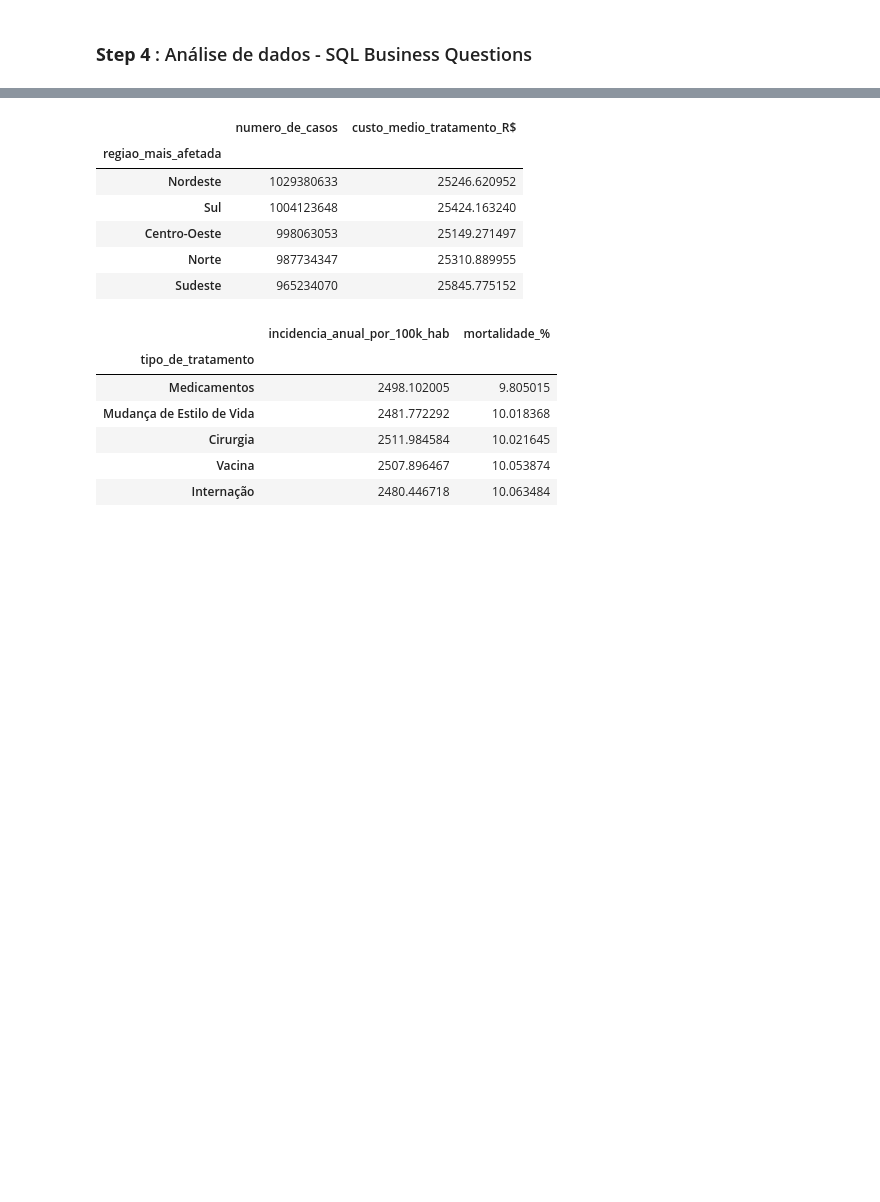
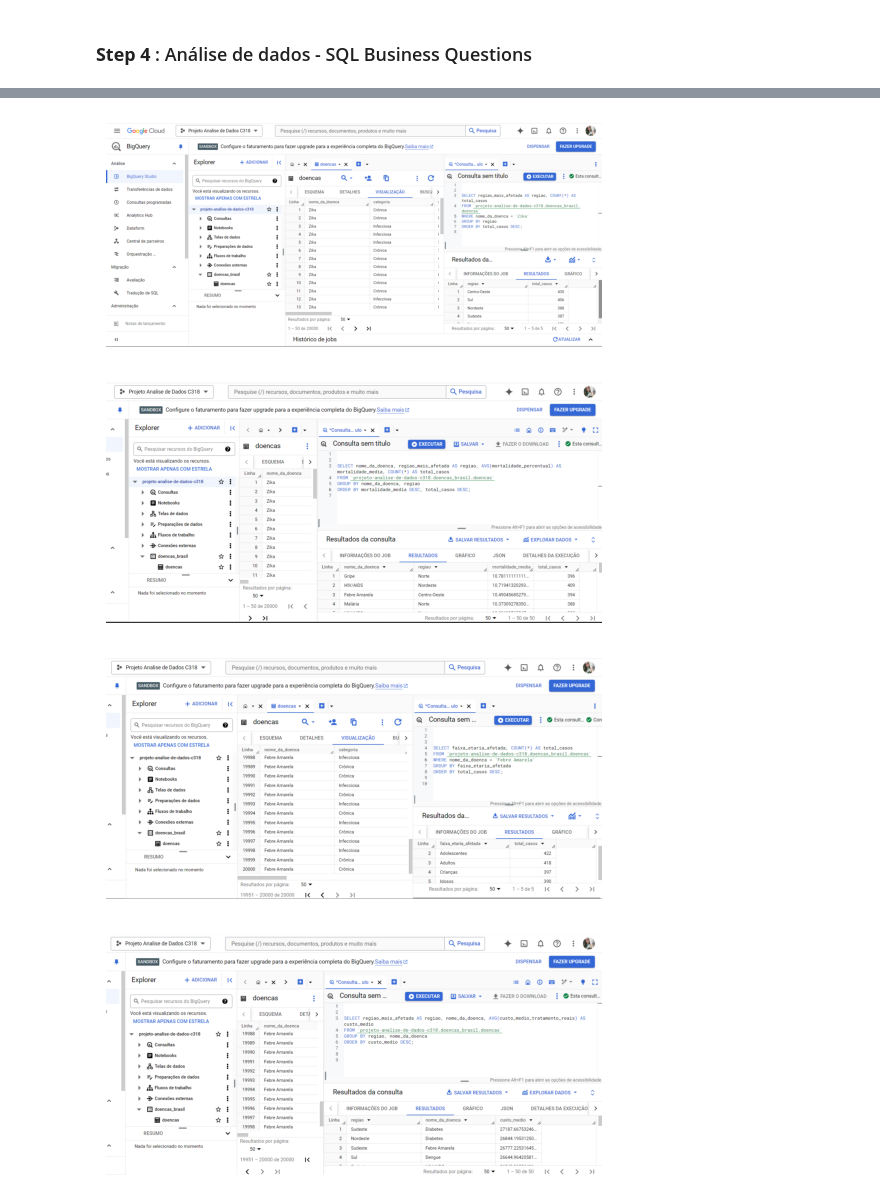
Before and after one commit to Jonathan-Stefan/Projeto_C318_Analise_de_Dados, a Jupyter notebook: app.ipynb, the cells around one changed output, grey strips where cells are left out. Cells and saved outputs as stored; diff of their text form; code cells hidden in the pictures; blank space fills up the shorter version.

Commit message:
inserindo step big query

```diff
--- a/app.ipynb
+++ b/app.ipynb
@@ -330,34 +290,30 @@ plt.show()
-# %%
-# Grouping data by region and calculating total cases and costs
-resource_allocation = df.groupby('regiao_mais_afetada').agg({
-    'numero_de_casos': 'sum',
-    'custo_medio_tratamento_R$': 'mean'
-}).sort_values(by='numero_de_casos', ascending=False)
-
-# Displaying the regions with the highest need for resources
-resource_allocation.head()
-# %% [output]
-|  | numero_de_casos | custo_medio_tratamento_R$ |
-| regiao_mais_afetada |  |  |
-| Nordeste | 1029380633 | 25246.620952 |
-| Sul | 1004123648 | 25424.163240 |
-| Centro-Oeste | 998063053 | 25149.271497 |
-| Norte | 987734347 | 25310.889955 |
-| Sudeste | 965234070 | 25845.775152 |
-# %%
-# Grouping data by treatment type and comparing efficacy
-treatment_effectiveness = df.groupby('tipo_de_tratamento').agg({
-    'incidencia_anual_por_100k_hab': 'mean',
-    'mortalidade_%': 'mean'
-}).sort_values(by='mortalidade_%')
-
-# Displaying the effectiveness of treatments
-treatment_effectiveness.head()
-# %% [output]
-|  | incidencia_anual_por_100k_hab | mortalidade_% |
-| tipo_de_tratamento |  |  |
-| Medicamentos | 2498.102005 | 9.805015 |
-| Mudança de Estilo de Vida | 2481.772292 | 10.018368 |
-| Cirurgia | 2511.984584 | 10.021645 |
-| Vacina | 2507.896467 | 10.053874 |
-| Internação | 2480.446718 | 10.063484 |
+# %%
+#bigquery
+
+import matplotlib.pyplot as plt
+import matplotlib.image as mpimg
+
+img = mpimg.imread('big-query1.png')
+plt.imshow(img)
+plt.axis('off')  # Oculta os eixos
+plt.show()
+
+img = mpimg.imread('big-query2.png')
+plt.imshow(img)
+plt.axis('off')  # Oculta os eixos
+plt.show()
+
+img = mpimg.imread('big-query3.png')
+plt.imshow(img)
+plt.axis('off')  # Oculta os eixos
+plt.show()
+
+img = mpimg.imread('big-query4.png')
+plt.imshow(img)
+plt.axis('off')  # Oculta os eixos
+plt.show()
+# %% [output]
+[figure, added]
+[figure, added]
+[figure, added]
+[figure, added]
```
Also changed, not shown: parts of 2 cells of this notebook, 4 other files.
